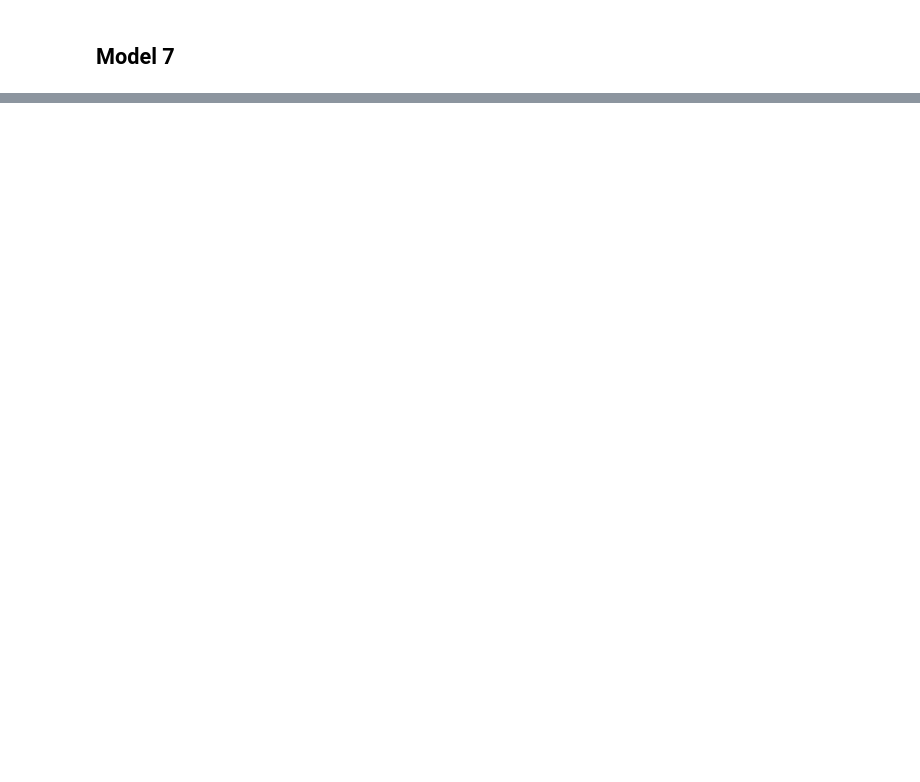
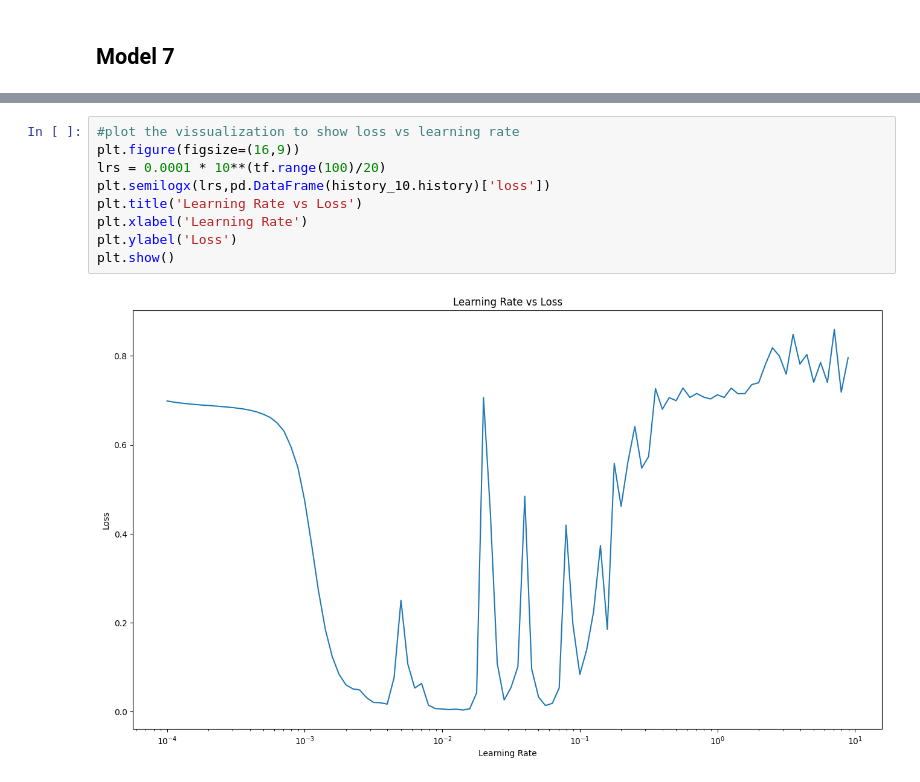
Before and after one commit to hasanzeynal/TensorFlow-Developer-Certificate, a Jupyter notebook: 02_Neural_Network_Classification_in_TensorFlow/neural_network_classification_in_tensorflow.ipynb, the cells around one changed output, grey strips where cells are left out. Drawn from its saved outputs; the diff is of its cells as text; blank space fills up the shorter version.

```diff
--- a/02_Neural_Network_Classification_in_TensorFlow/neural_network_classification_in_tensorflow.ipynb
+++ b/02_Neural_Network_Classification_in_TensorFlow/neural_network_classification_in_tensorflow.ipynb
@@ -467,0 +653,11 @@ sdkjqabcdn.x;askdjcn
+# %%
+#plot the vissualization to show loss vs learning rate
+plt.figure(figsize=(16,9))
+lrs = 0.0001 * 10**(tf.range(100)/20)
+plt.semilogx(lrs,pd.DataFrame(history_10.history)['loss'])
+plt.title('Learning Rate vs Loss')
+plt.xlabel('Learning Rate')
+plt.ylabel('Loss')
+plt.show()
+# %% [output]
+[figure, added]
```
Also changed, not shown: parts of 77 cells of this notebook.
